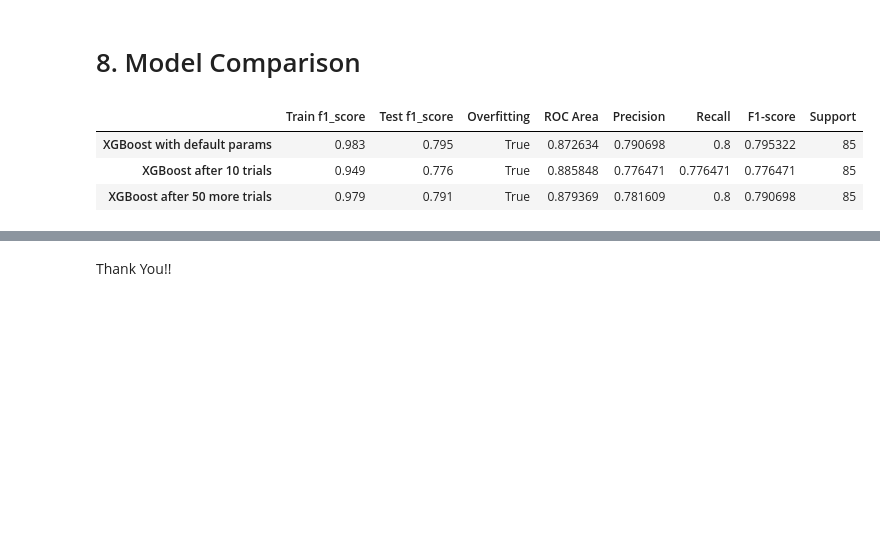
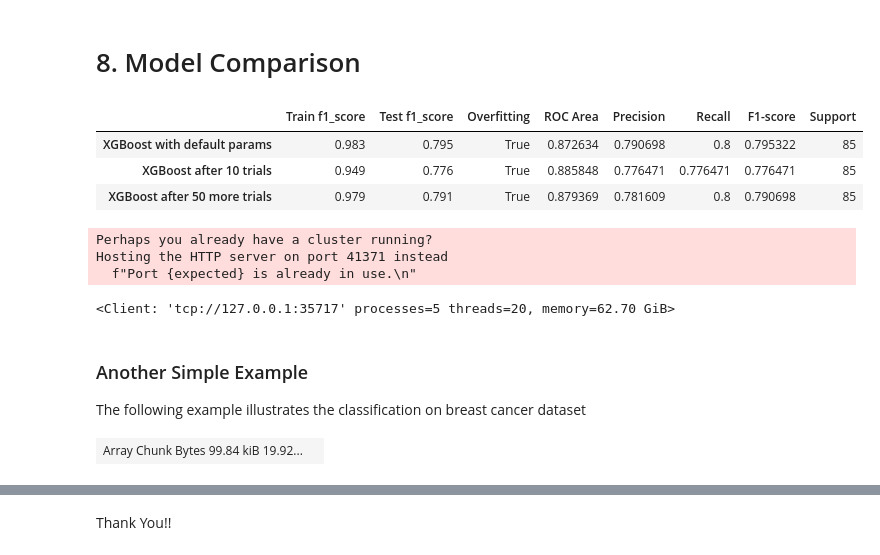
Before and after one commit to VRM1/ML-QuickRecipes, a Jupyter notebook: ParameterSearch/xgboost/xgboost-stepwise-tuning-using-optuna.ipynb, the cells around one changed output, grey strips where cells are left out. Cells and saved outputs as stored; diff of their text form; code cells hidden in the pictures; blank space fills up the shorter version.

```diff
--- a/ParameterSearch/xgboost/xgboost-stepwise-tuning-using-optuna.ipynb
+++ b/ParameterSearch/xgboost/xgboost-stepwise-tuning-using-optuna.ipynb
@@ -1133,3 +1133,39 @@ compare_table
 | XGBoost with default params | 0.983 | 0.795 | True | 0.872634 | 0.790698 | 0.8 | 0.795322 | 85 |
 | XGBoost after 10 trials | 0.949 | 0.776 | True | 0.885848 | 0.776471 | 0.776471 | 0.776471 | 85 |
 | XGBoost after 50 more trials | 0.979 | 0.791 | True | 0.879369 | 0.781609 | 0.8 | 0.790698 | 85 |
+# %%
+
+from random import seed
+import numpy as np
+import optuna
+import sklearn.datasets
+import sklearn.metrics
+from dask_ml.model_selection import train_test_split
+from dask.distributed import Client, LocalCluster
+from optuna.samplers import RandomSampler
+import xgboost as xgb
+from optuna.pruners import MedianPruner
+import dask.array as da
+import joblib
+import time
+clusters = LocalCluster()
+client = Client(clusters)
+client
+# %% [output]
+Perhaps you already have a cluster running?
+Hosting the HTTP server on port 41371 instead
+  f"Port {expected} is already in use.\n"
+<Client: 'tcp://127.0.0.1:35717' processes=5 threads=20, memory=62.70 GiB>
+# %% [markdown]
+<h3> Another Simple Example</h3>
+The following example illustrates the classification on breast cancer dataset
+# %%
+# Load our dataset
+X, y = sklearn.datasets.load_breast_cancer(return_X_y=True)
+X_train, X_test, y_train, y_test = train_test_split(X, y, test_size=0.25)
+X_train, y_train = da.from_array(X_train, chunks=len(X_train) // 5), da.from_array(y_train, chunks=len(y_train) // 5)
+X_test, y_test = da.from_array(X_test, chunks=X_train.chunksize), da.from_array(y_test, chunks=y_train.chunksize)
+# %%
+X_train
+# %% [output]
+| Array Chunk Bytes 99.84 kiB 19.92... |  |
```
Also changed, not shown: parts of 2 cells of this notebook.
